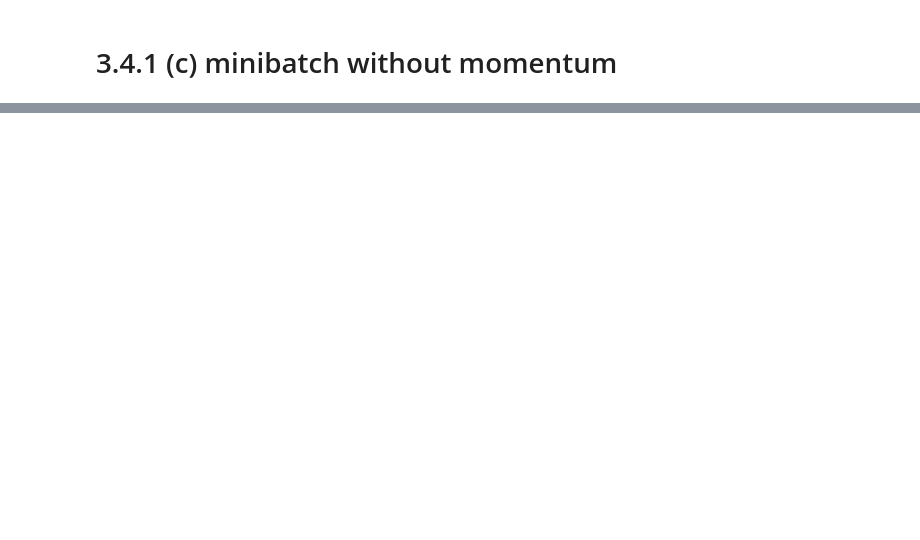
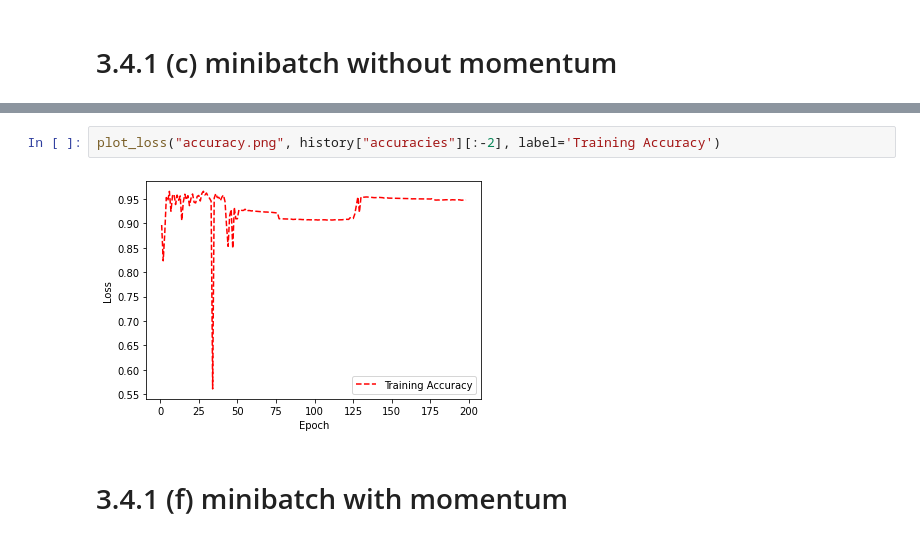
Before and after one commit to akshatgoel92/vanilla-perceptron, a Jupyter notebook: src/04_Hyperparameter tuning.ipynb, the cells around one changed output, grey strips where cells are left out. Saved outputs shown, nothing was run; the diff lists cells and outputs as text; blank space fills up the shorter version.

```diff
--- a/src/04_Hyperparameter tuning.ipynb
+++ b/src/04_Hyperparameter tuning.ipynb
@@ -307,0 +506,6 @@ plot_loss("accuracy.png", history["accuracies"][:-2], label='Training Accuracy')
+# %%
+plot_loss("accuracy.png", history["accuracies"][:-2], label='Training Accuracy')
+# %% [output]
+[figure, added]
+# %% [markdown]
+# 3.4.1 (f) minibatch with momentum
```
Also changed, not shown: parts of 34 cells of this notebook, 3 other files.
